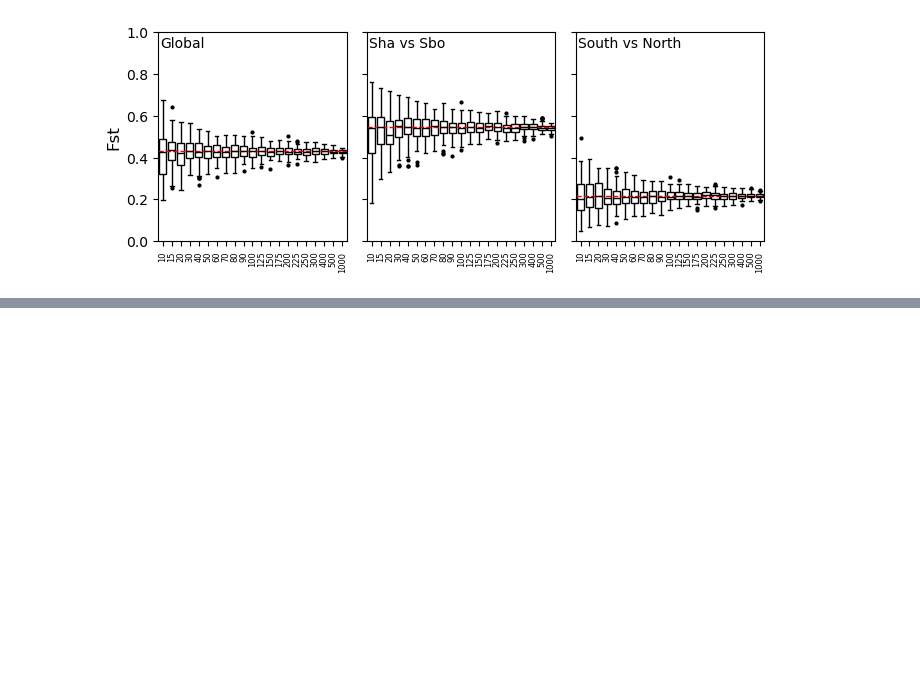
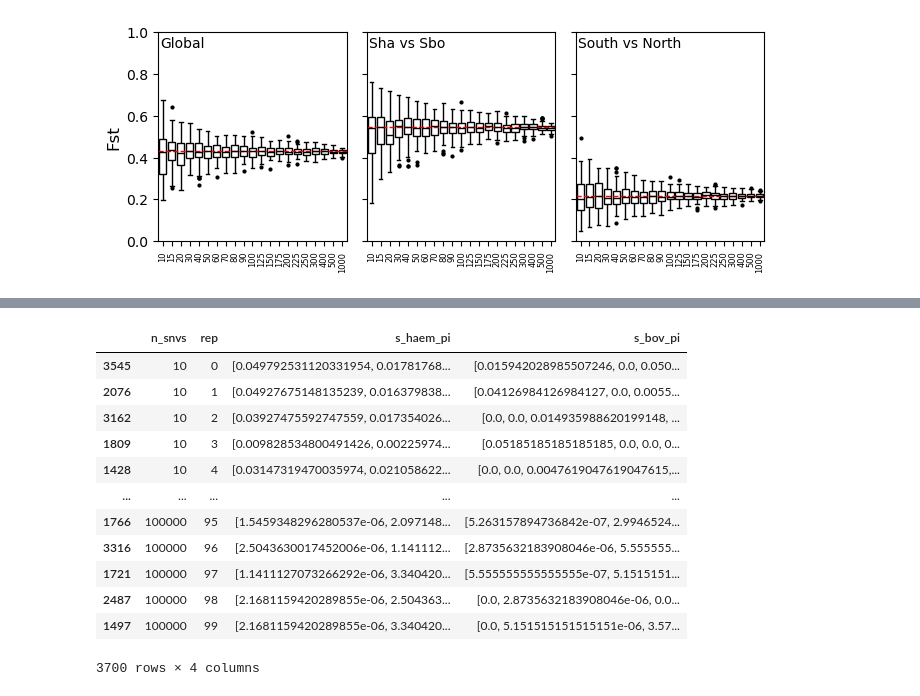
Before and after one commit to nealplatt/schisto_aim_panel, a Jupyter notebook: code/aim_panel_development.ipynb, the cells around one changed output, grey strips where cells are left out. Drawn from its saved outputs; the diff is of its cells as text; code cells hidden in the pictures; blank space fills up the shorter version.

```diff
--- a/code/aim_panel_development.ipynb
+++ b/code/aim_panel_development.ipynb
@@ -1810,0 +1638,62 @@ plt.show()
+# %%
+import pandas as pd
+import allel
+import numpy as np
+import glob
+
+# Load popmap
+info_df=pd.read_csv(f"{proj_dir}/data/platt_et_al_2025_stable1.csv", sep=",", header=0)
+sample_species_map = dict(zip(info_df["Library ID"], info_df["Predicted Species"]))
+
+# Find VCF files
+vcfs = glob.glob(f"{results_dir}/subsample_snvs/replicates/subsample_n*_rep*vcf")
+
+results = []
+
+for vcf in vcfs:
+    filename = vcf.split("/")[-1]
+    run_name = filename.replace(".vcf", "")
+    n_snv = int(run_name.split("_n")[1].split("_rep")[0])
+    rep = int(run_name.split("_n")[1].split("_")[1].replace("rep", ""))
+
+    # Read VCF
+    callset = allel.read_vcf(vcf, fields=["samples", "calldata/GT", "variants/POS"])
+    genotypes = allel.GenotypeArray(callset["calldata/GT"])
+    samples = callset["samples"]
+    pos = callset["variants/POS"]
+
+    # Map sample indices to species
+    haem_indices = [i for i, s in enumerate(samples) if sample_species_map.get(s) == "S. haematobium"]
+    bov_indices = [i for i, s in enumerate(samples) if sample_species_map.get(s) == "S. bovis"]
+
+    # Calculate π for each species
+    s_haem_pi = allel.mean_pairwise_difference(genotypes[:, haem_indices].count_alleles())/n_snv
+    s_bov_pi = allel.mean_pairwise_difference(genotypes[:, bov_indices].count_alleles())/n_snv
+
+    # Append results
+    results.append({
+        "n_snvs": n_snv,
+        "rep": rep,
+        "s_haem_pi": s_haem_pi,
+        "s_bov_pi": s_bov_pi
+    })
+
+# Convert to DataFrame
+pi_df = pd.DataFrame(results)
+pi_df = pi_df.sort_values(["n_snvs", "rep"])
+pi_df.to_csv("pi.csv", sep=",", header=True, index=False)
+pi_df
+# %% [output]
+|  | n_snvs | rep | s_haem_pi | s_bov_pi |
+| 3545 | 10 | 0 | [0.049792531120331954, 0.01781768... | [0.015942028985507246, 0.0, 0.050... |
+| 2076 | 10 | 1 | [0.04927675148135239, 0.016379838... | [0.04126984126984127, 0.0, 0.0055... |
+| 3162 | 10 | 2 | [0.03927475592747559, 0.017354026... | [0.0, 0.0, 0.014935988620199148, ... |
+| 1809 | 10 | 3 | [0.009828534800491426, 0.00225974... | [0.05185185185185185, 0.0, 0.0, 0... |
+| 1428 | 10 | 4 | [0.03147319470035974, 0.021058622... | [0.0, 0.0, 0.0047619047619047615,... |
+| ... | ... | ... | ... | ... |
+| 1766 | 100000 | 95 | [1.5459348296280537e-06, 2.097148... | [5.263157894736842e-07, 2.9946524... |
+| 3316 | 100000 | 96 | [2.5043630017452006e-06, 1.141112... | [2.8735632183908046e-06, 5.555555... |
+| 1721 | 100000 | 97 | [1.1411127073266292e-06, 3.340420... | [5.555555555555555e-07, 5.1515151... |
+| 2487 | 100000 | 98 | [2.1681159420289855e-06, 2.504363... | [0.0, 2.8735632183908046e-06, 0.0... |
+| 1497 | 100000 | 99 | [2.1681159420289855e-06, 3.340420... | [0.0, 5.151515151515151e-06, 3.57... |
+3700 rows × 4 columns
```
Also changed, not shown: parts of 17 cells of this notebook.
